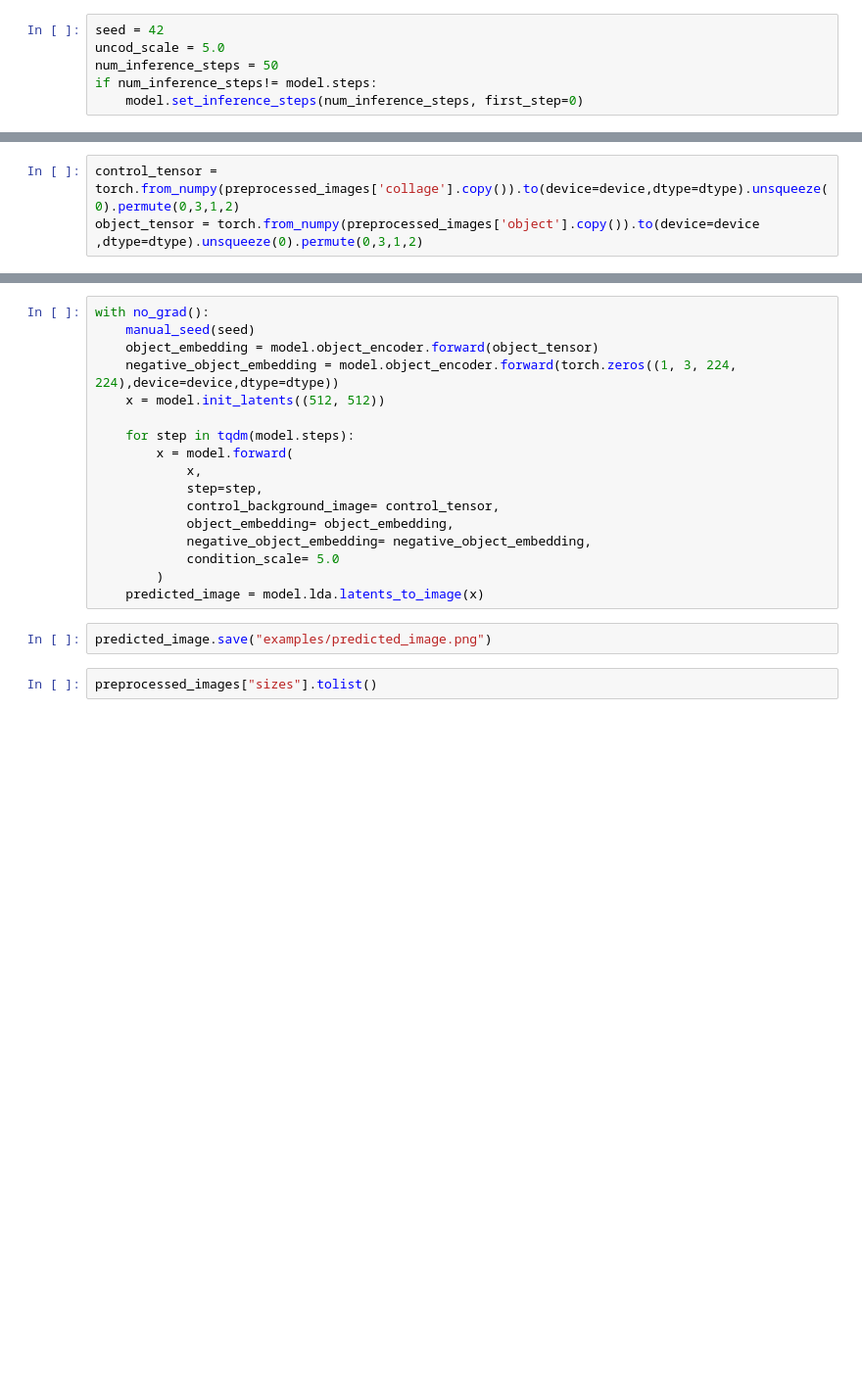
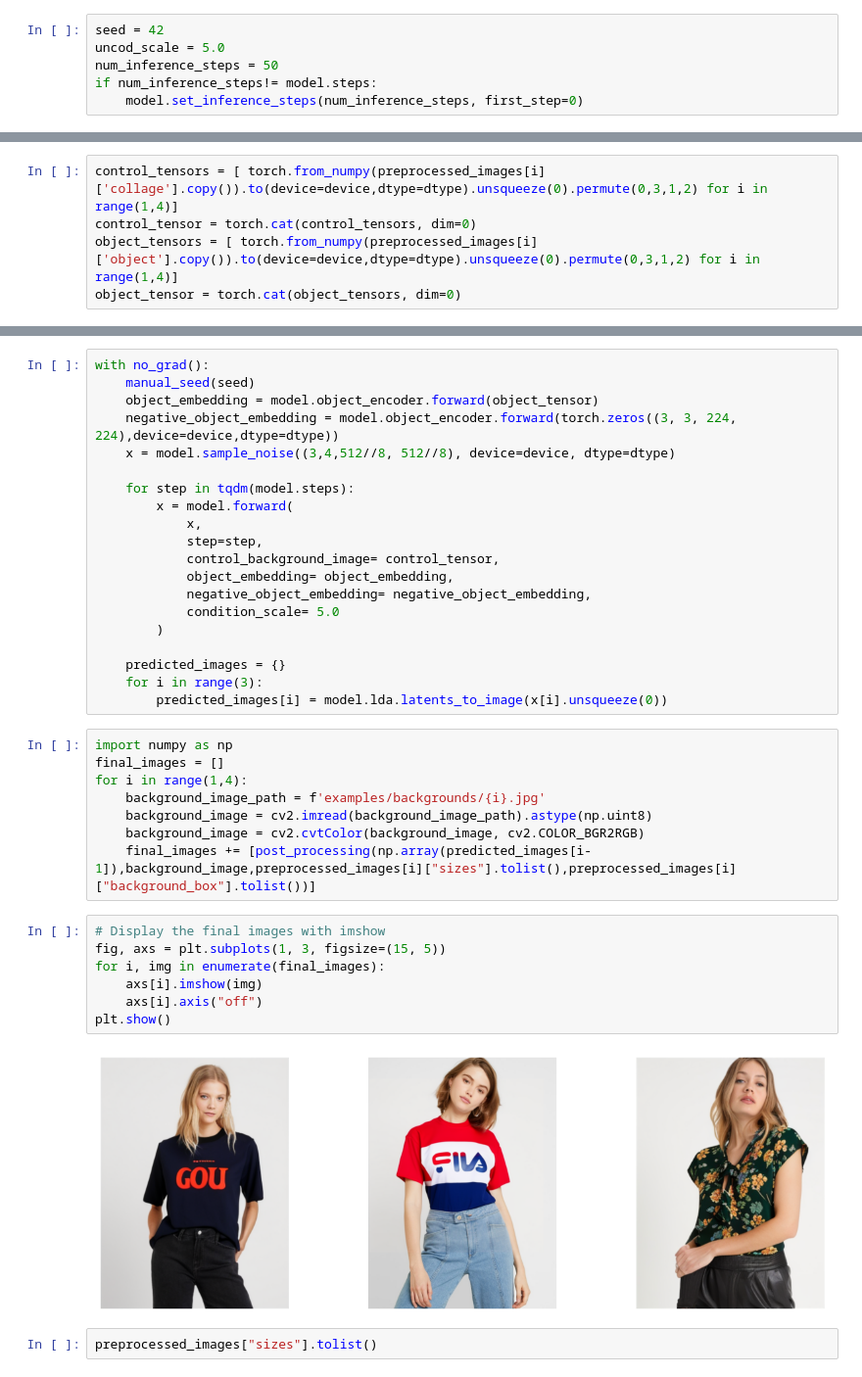
Before and after one commit to DanielRodriguezCiotti/anydoor-refiners, a Jupyter notebook: inference.ipynb, the cells around one changed output, grey strips where cells are left out. Shown at 98% size. Saved outputs shown, nothing was run; the diff lists cells and outputs as text; blank space fills up the shorter version.

```diff
--- a/inference.ipynb
+++ b/inference.ipynb
@@ -103,3 +76,5 @@ plt.imshow((preprocessed_images["collage"][:,:,:-1]+ 1) / 2)
 # %%
-control_tensor = torch.from_numpy(preprocessed_images['collage'].copy()).to(device=device,dtype=dtype).unsqueeze(0).permute(0,3,1,2)
-object_tensor = torch.from_numpy(preprocessed_images['object'].copy()).to(device=device ,dtype=dtype).unsqueeze(0).permute(0,3,1,2)
+control_tensors = [ torch.from_numpy(preprocessed_images[i]['collage'].copy()).to(device=device,dtype=dtype).unsqueeze(0).permute(0,3,1,2) for i in range(1,4)]
+control_tensor = torch.cat(control_tensors, dim=0)
+object_tensors = [ torch.from_numpy(preprocessed_images[i]['object'].copy()).to(device=device,dtype=dtype).unsqueeze(0).permute(0,3,1,2) for i in range(1,4)]
+object_tensor = torch.cat(object_tensors, dim=0)
@@ -107,8 +86,8 @@ object_tensor = torch.from_numpy(preprocessed_images['object'].copy()).to(device
 with no_grad():
     manual_seed(seed)
     object_embedding = model.object_encoder.forward(object_tensor)
-    negative_object_embedding = model.object_encoder.forward(torch.zeros((1, 3, 224, 224),device=device,dtype=dtype))
-    x = model.init_latents((512, 512))
+    negative_object_embedding = model.object_encoder.forward(torch.zeros((3, 3, 224, 224),device=device,dtype=dtype))
+    x = model.sample_noise((3,4,512//8, 512//8), device=device, dtype=dtype)
 
     for step in tqdm(model.steps):
         x = model.forward(
@@ -119,9 +98,27 @@ with no_grad():
             negative_object_embedding= negative_object_embedding,
             condition_scale= 5.0
         )
-    predicted_image = model.lda.latents_to_image(x)
+
+    predicted_images = {}
+    for i in range(3):
+        predicted_images[i] = model.lda.latents_to_image(x[i].unsqueeze(0))
-# %%
-predicted_image.save("examples/predicted_image.png")
+# %%
+import numpy as np
+final_images = []
+for i in range(1,4):
+    background_image_path = f'examples/backgrounds/{i}.jpg'
+    background_image = cv2.imread(background_image_path).astype(np.uint8)
+    background_image = cv2.cvtColor(background_image, cv2.COLOR_BGR2RGB)
+    final_images += [post_processing(np.array(predicted_images[i-1]),background_image,preprocessed_images[i]["sizes"].tolist(),preprocessed_images[i]["background_box"].tolist())]
+# %%
+# Display the final images with imshow
+fig, axs = plt.subplots(1, 3, figsize=(15, 5))
+for i, img in enumerate(final_images):
+    axs[i].imshow(img)
+    axs[i].axis("off")
+plt.show()
+# %% [output]
+[figure, added]
 # %%
 preprocessed_images["sizes"].tolist()
 # %% [output]
```
Also changed, not shown: parts of 8 cells of this notebook, 9 other files.
